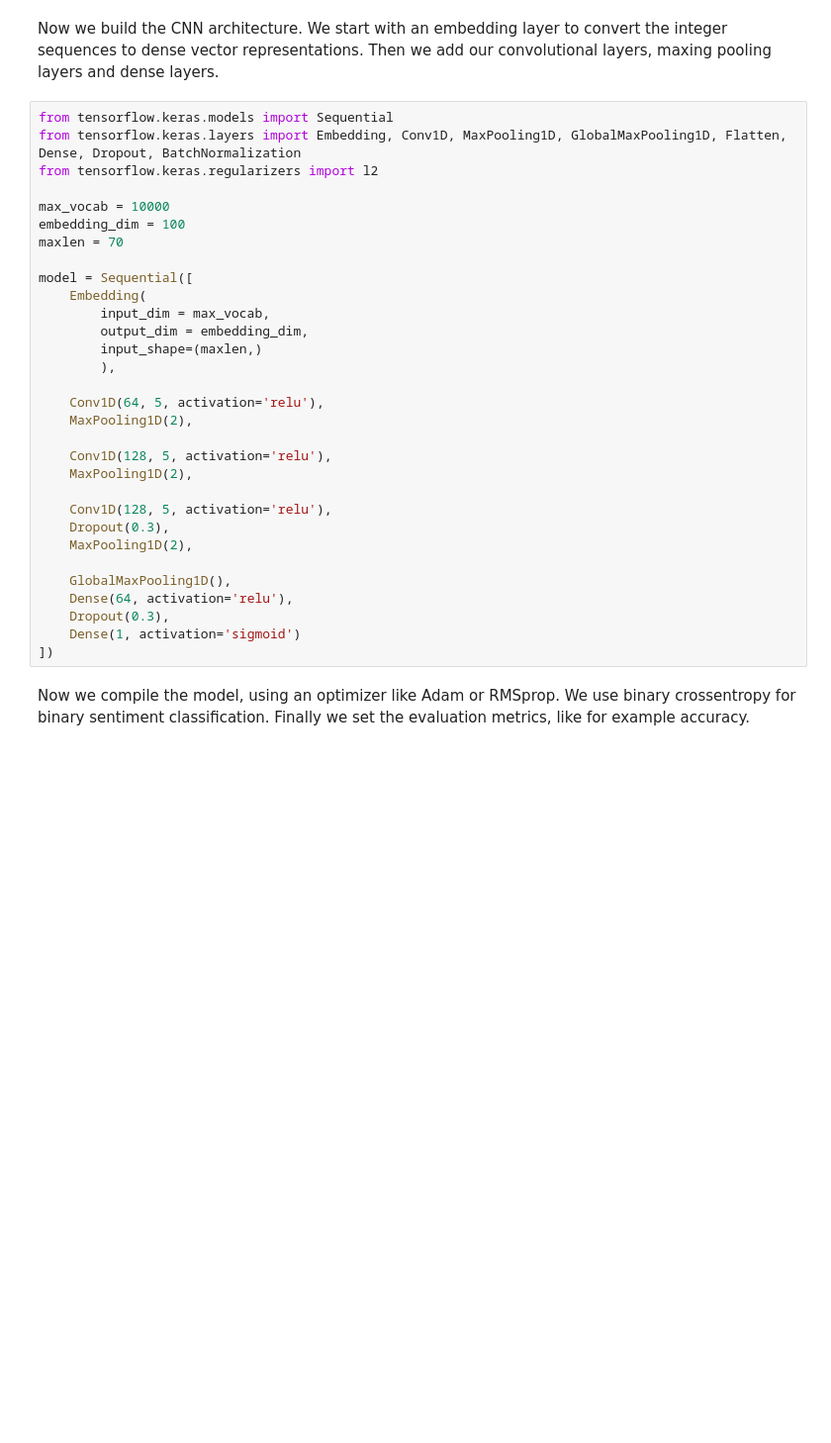
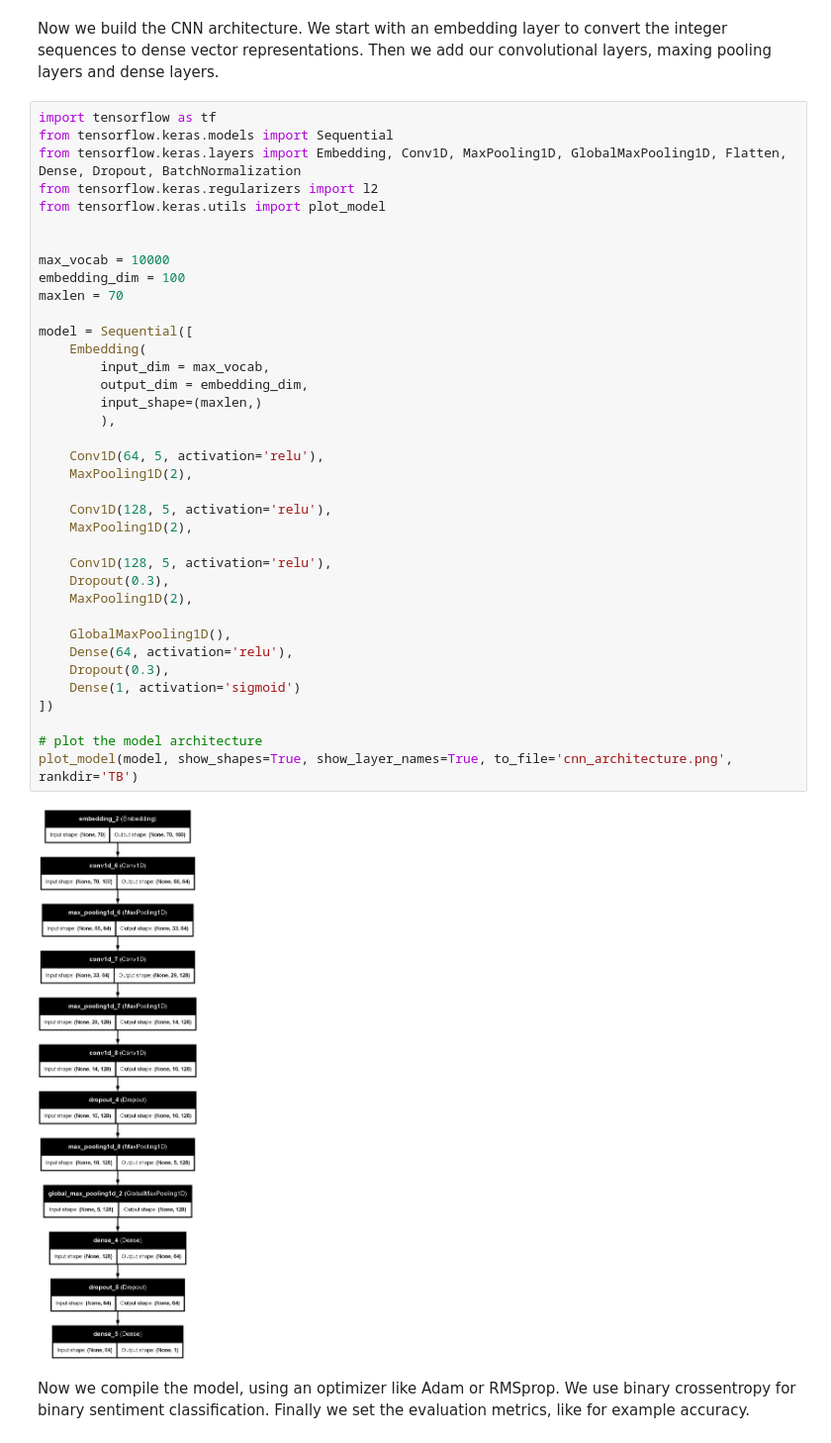
Before and after one commit to h671444/SentimentAnalysisProject, a Jupyter notebook: notebooks/cnn_nbs/03_model_training.ipynb, the cells around one changed output. Shown at 99% size. Drawn from its saved outputs; the diff is of its cells as text; blank space fills up the shorter version.

```diff
--- a/notebooks/cnn_nbs/03_model_training.ipynb
+++ b/notebooks/cnn_nbs/03_model_training.ipynb
@@ -53,36 +53,44 @@ Test set size:  399976
 # %% [markdown]
 Now we build the CNN architecture. We start with an embedding layer to convert the integer sequences to dense vector representations. Then we add our convolutional layers, maxing pooling layers and dense layers.
 # %%
+import tensorflow as tf
 from tensorflow.keras.models import Sequential
 from tensorflow.keras.layers import Embedding, Conv1D, MaxPooling1D, GlobalMaxPooling1D, Flatten, Dense, Dropout, BatchNormalization
 from tensorflow.keras.regularizers import l2
+from tensorflow.keras.utils import plot_model
+
 
 max_vocab = 10000
 embedding_dim = 100
 maxlen = 70
 
 model = Sequential([
     Embedding(
         input_dim = max_vocab,
         output_dim = embedding_dim,
         input_shape=(maxlen,)
         ),
 
     Conv1D(64, 5, activation='relu'),
     MaxPooling1D(2),
 
     Conv1D(128, 5, activation='relu'),
     MaxPooling1D(2),
 
     Conv1D(128, 5, activation='relu'),
     Dropout(0.3),
     MaxPooling1D(2),
 
     GlobalMaxPooling1D(),
     Dense(64, activation='relu'),
     Dropout(0.3),
     Dense(1, activation='sigmoid')
 ])
+
+# plot the model architecture
+plot_model(model, show_shapes=True, show_layer_names=True, to_file='cnn_architecture.png', rankdir='TB')
+# %% [output]
+[figure, added]
 # %% [markdown]
 Now we compile the model, using an optimizer like Adam or RMSprop. We use binary crossentropy for binary sentiment classification. Finally we set the evaluation metrics, like for example accuracy.
 # %%
```
Also changed, not shown: parts of 4 cells of this notebook, 4 other files.
